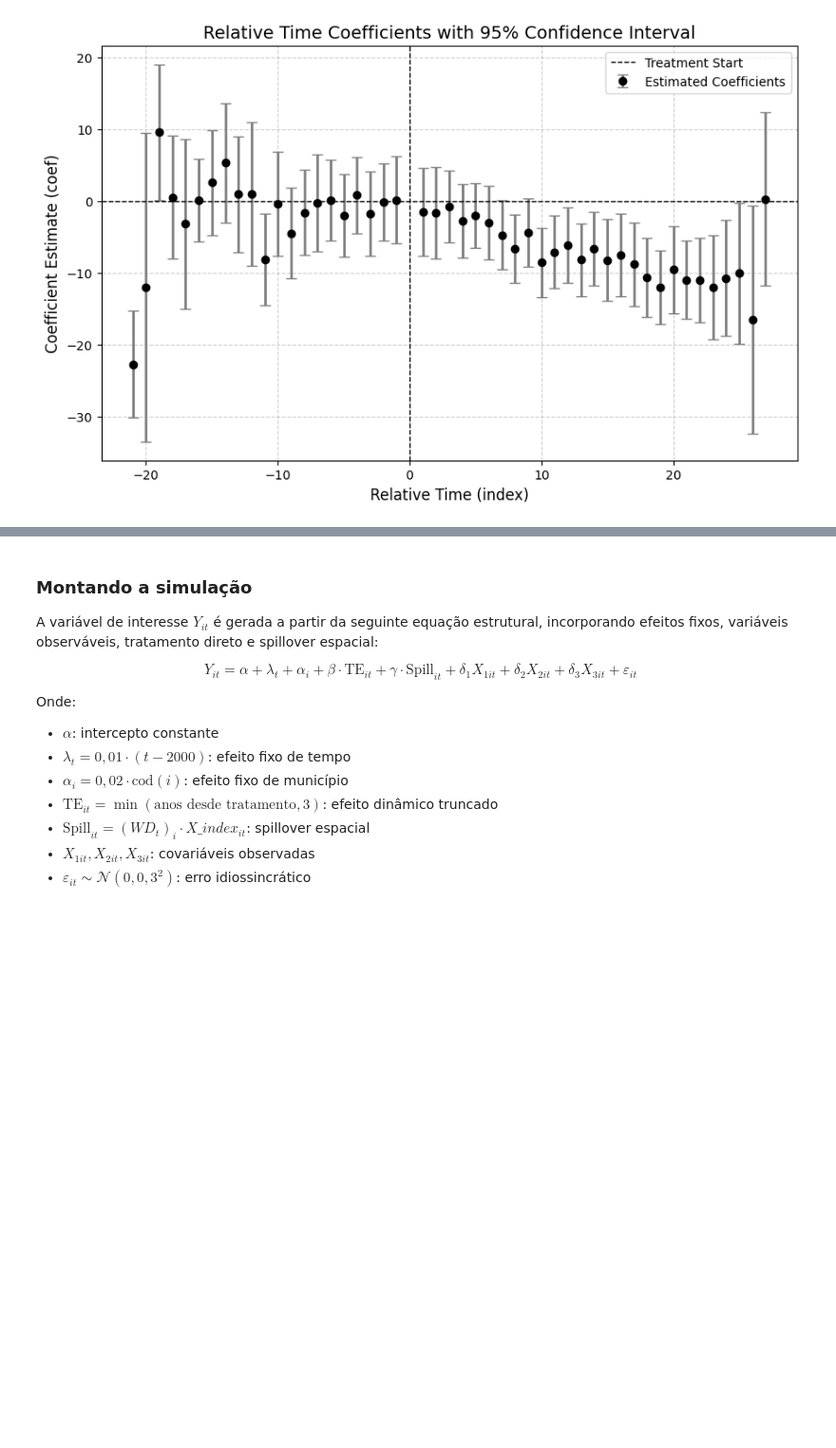
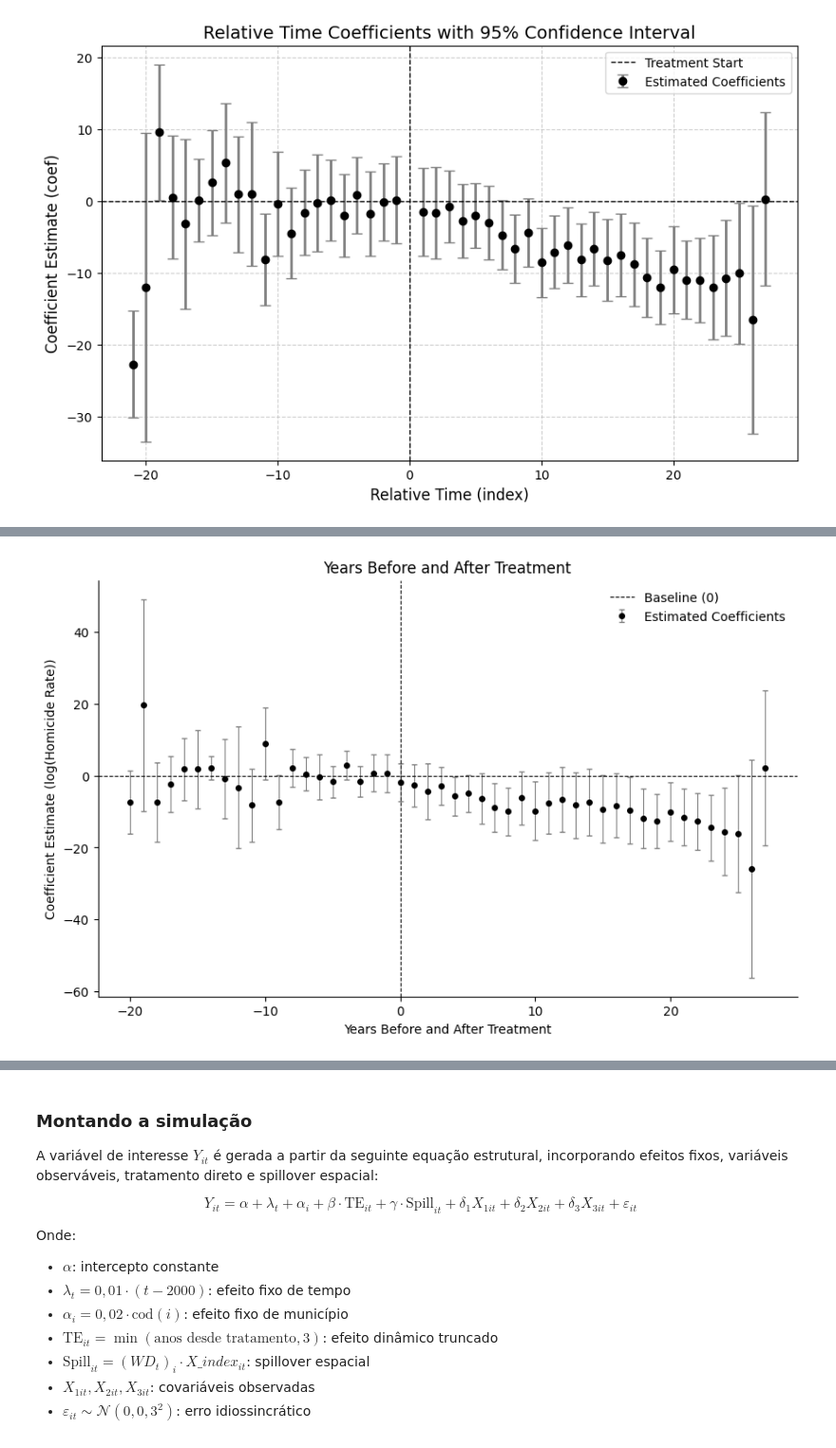
Before and after one commit to Daniel-Uhr/Estimators, a Jupyter notebook: 01_ATTgt_DML.ipynb, the cells around one changed output, grey strips where cells are left out. Shown at 95% size. Cells and saved outputs as stored; diff of their text form; code cells hidden in the pictures; blank space fills up the shorter version.

```diff
--- a/01_ATTgt_DML.ipynb
+++ b/01_ATTgt_DML.ipynb
@@ -184,0 +348,4 @@ panel = df.copy()
+# %%
+# Criar uma variável de tempo até o ano do início do tratamento (Tempo em relação ao início do evento)
+data['timeToTreat'] = data['year'] - data['_nfd']
+data['timeToTreat'].describe()
@@ -184,0 +389,4 @@ panel = df.copy()
+# %%
+att_gt = ATTgt(data=data, cohort_name="G")
+# %%
+att_gt.fit("Y ~ ", est_method="reg")
@@ -184,0 +433,10 @@ panel = df.copy()
+# %%
+es_attgt_res = att_gt.aggregate("event")
+es_attgt_res = es_attgt_res.reset_index()  # Transforma o índice em uma coluna
+es_attgt_res['relative_period'] = pd.to_numeric(es_attgt_res['relative_period'])  # Converte para numérico
+
+# Remover as duas primeiras linhas do DataFrame
+es_attgt_res_clean = es_attgt_res.iloc[0:].reset_index(drop=True)
+# Renomear as colunas para os nomes corretos
+es_attgt_res_clean.columns = ['relative_period', 'ATT', 'std_error', 'lower', 'upper', 'zero_not_in_cband']
+es_attgt_res_clean
@@ -184,0 +461,40 @@ panel = df.copy()
+# %%
+import matplotlib.pyplot as plt
+import seaborn as sns
+
+# Configurar o tamanho do gráfico
+plt.figure(figsize=(10, 6))
+
+# Plotar os coeficientes com barras de erro
+plt.errorbar(
+    es_attgt_res_clean['relative_period'],  # Valores do eixo x
+    es_attgt_res_clean['ATT'],   # Valores do eixo y (coeficientes)
+    yerr=[
+        es_attgt_res_clean['ATT'] - es_attgt_res_clean['lower'],
+        es_attgt_res_clean['upper'] - es_attgt_res_clean['ATT']
+    ],  # Barras de erro
+    fmt='o', color='black', markersize=4, ecolor='gray', elinewidth=0.8, capsize=2, label='Estimated Coefficients'
+)
+
+# Adicionar linhas horizontais para valores de referência
+#plt.axhline(-5.940387, color='blue', linestyle='-', linewidth=1, label='Overall (-6.3209)')
+plt.axhline(0, color='black', linestyle='--', linewidth=0.8, label='Baseline (0)')
+
+# Adicionar uma linha vertical para marcar o evento
+plt.axvline(0, color='black', linestyle='--', linewidth=0.8)
+
+# Adicionar título e rótulos com fontes menores
+plt.title('Years Before and After Treatment', fontsize=12)
+plt.xlabel('Years Before and After Treatment', fontsize=10)
+plt.ylabel('Coefficient Estimate (log(Homicide Rate))', fontsize=10)
+
+# Ajustar legenda
+plt.legend(frameon=False, fontsize=10)
+
+# Remover linhas superiores e à direita do gráfico
+sns.despine()
+
+# Exibir o gráfico
+plt.show()
+# %% [output]
+[figure, added]
```
Also changed, not shown: parts of 64 cells of this notebook.
